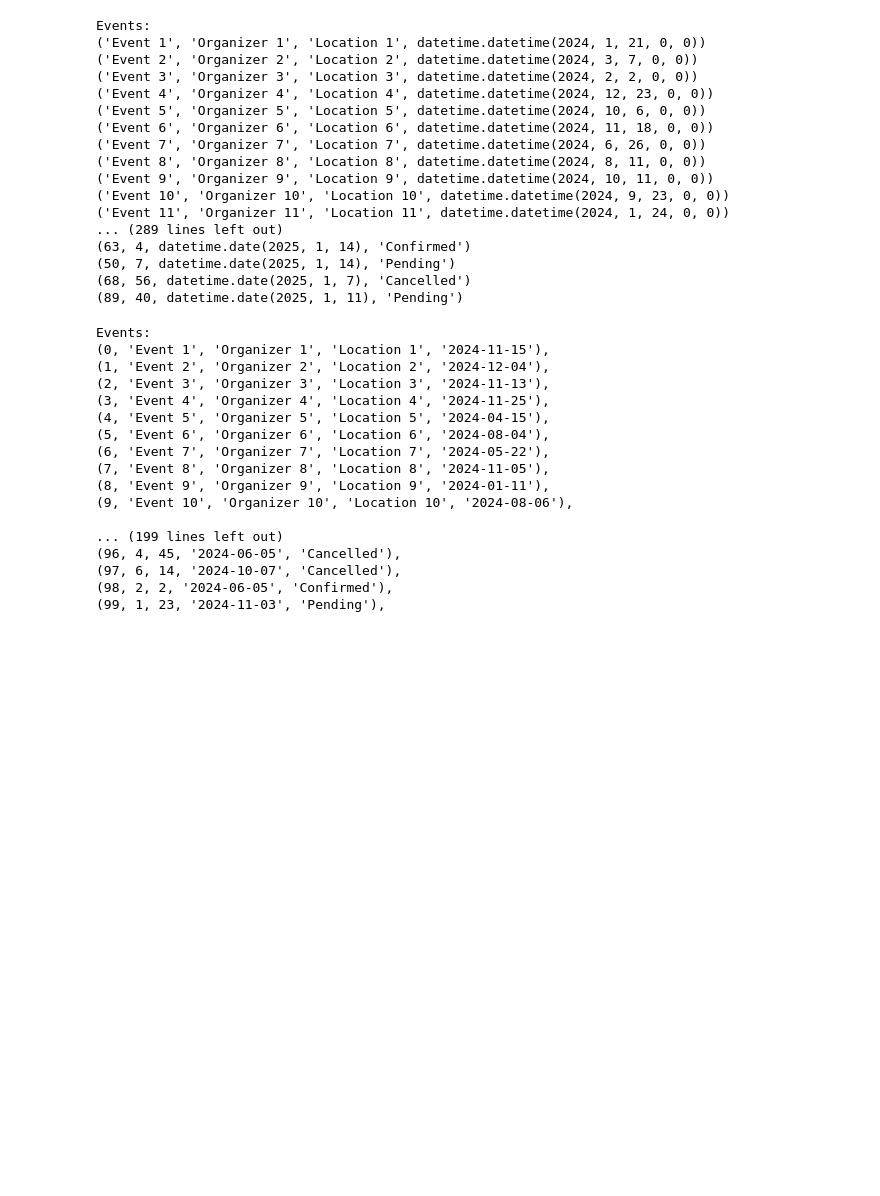
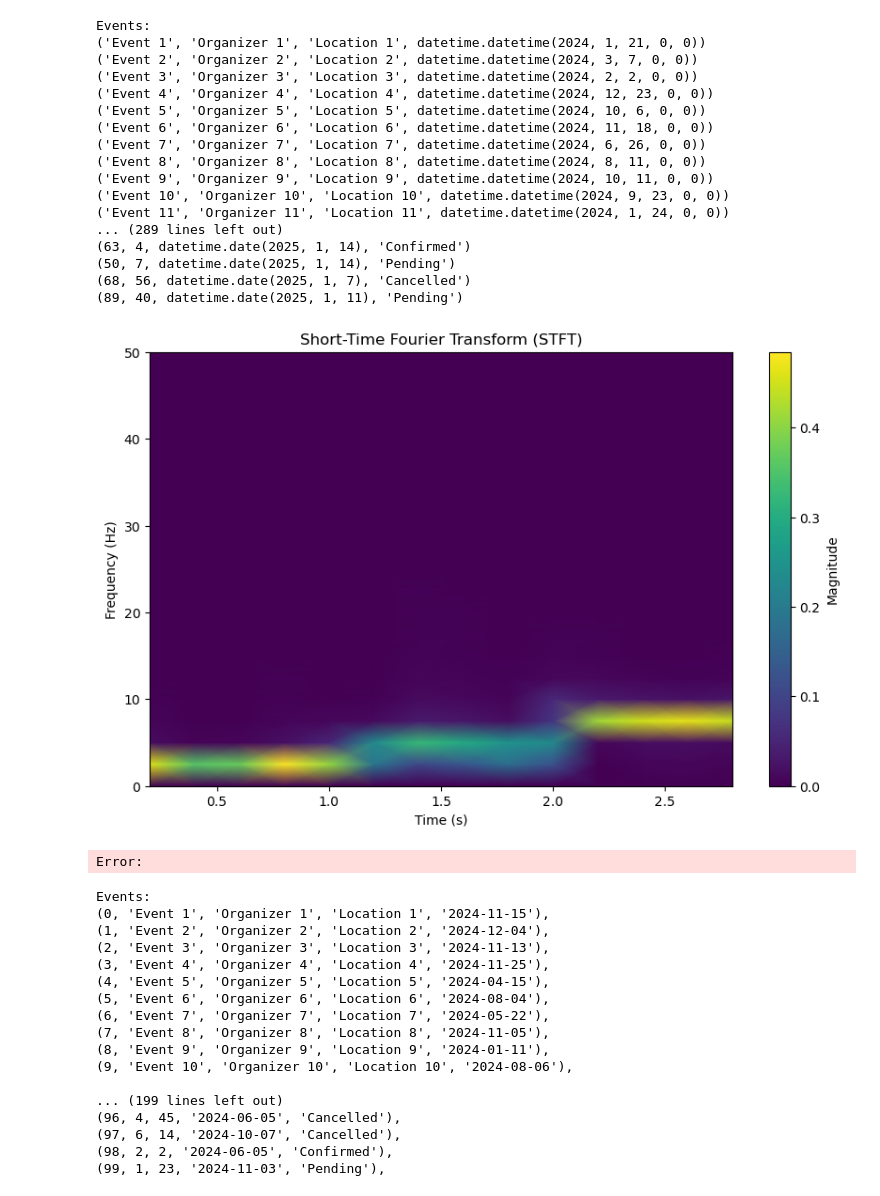
Before and after one commit to HikaruMG/CPE-ProblemSolver, a Jupyter notebook: RandomData.ipynb, the cells around one changed output. Saved outputs shown, nothing was run; the diff lists cells and outputs as text; code cells hidden in the pictures; blank space fills up the shorter version.

```diff
--- a/RandomData.ipynb
+++ b/RandomData.ipynb
@@ -75,6 +75,39 @@ Events:
 (50, 7, datetime.date(2025, 1, 14), 'Pending')
 (68, 56, datetime.date(2025, 1, 7), 'Cancelled')
 (89, 40, datetime.date(2025, 1, 11), 'Pending')
+# %%
+import numpy as np
+import matplotlib.pyplot as plt
+from scipy.signal import spectrogram
+
+# ตั้งค่าพารามิเตอร์
+Fs = 100  # Sampling frequency (Hz)
+T = 3  # ระยะเวลาทั้งหมด (วินาที)
+t = np.arange(0, T, 1/Fs)
+
+# กำหนดสัญญาณ x(t)
+x = np.piecewise(t,
+                 [t < 1, (t >= 1) & (t < 2), (t >= 2) & (t <= 3)],
+                 [lambda t: np.sin(4*np.pi*t),
+                  lambda t: np.sin(8*np.pi*t),
+                  lambda t: np.sin(16*np.pi*t)])
+
+# ใช้ scipy.signal.spectrogram เพื่อคำนวณ STFT
+window_length = int(0.4 * Fs)  # 40 ตัวอย่าง
+overlap = int(window_length / 2)  # 50% overlap = 20 ตัวอย่าง
+f, t_stft, Sxx = spectrogram(x, fs=Fs, window='boxcar', nperseg=window_length, noverlap=overlap, scaling='spectrum')
+
+# แสดงผลลัพธ์เป็น Spectrogram
+plt.figure(figsize=(10, 6))
+plt.pcolormesh(t_stft, f, np.abs(Sxx), shading='gouraud')
+plt.ylabel('Frequency (Hz)')
+plt.xlabel('Time (s)')
+plt.title('Short-Time Fourier Transform (STFT)')
+plt.colorbar(label='Magnitude')
+plt.show()
+# %% [output]
+[figure, added]
+Error:
 # %%
 import random
 import faker
```
Also changed, not shown: 45 other files.
